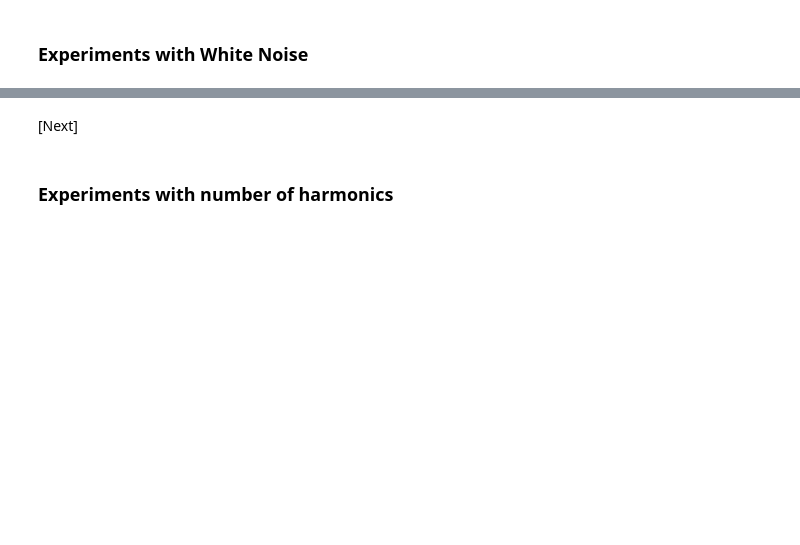
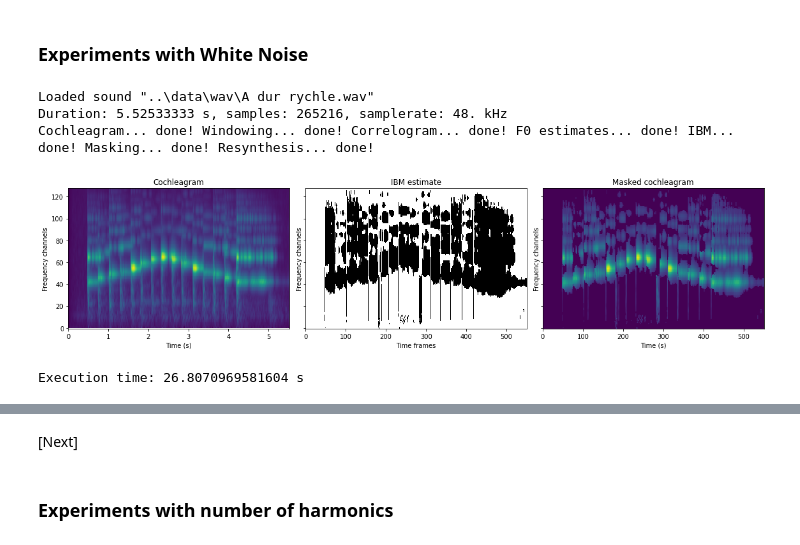
Before and after one commit to salveron/bachelors_thesis, a Jupyter notebook: src/experiments.ipynb, the cells around one changed output, grey strips where cells are left out. Drawn from its saved outputs; the diff is of its cells as text; code cells hidden in the pictures; blank space fills up the shorter version.

```diff
--- a/src/experiments.ipynb
+++ b/src/experiments.ipynb
@@ -18,5 +18,15 @@ Execution time: 206.91409969329834 s
 # %% [markdown]
 ### Experiments with White Noise
+# %%
+process("A dur rychle.wav", noise_level=0.0,
+        save_noised=True, noised_file_name="A dur rychle 0,0 Noised.wav",
+        save_resynth=True, resynth_file_name="A dur rychle 0,0 Resynth.wav")
+# %% [output]
+Loaded sound "..\data\wav\A dur rychle.wav"
+Duration: 5.52533333 s, samples: 265216, samplerate: 48. kHz
+Cochleagram... done! Windowing... done! Correlogram... done! F0 estimates... done! IBM... done! Masking... done! Resynthesis... done!
+[figure, added]
+Execution time: 26.8070969581604 s
 # %%
 process("A dur rychle.wav", noise_level=0.0001,
         save_noised=True, noised_file_name="A dur rychle 0,0001 Noised.wav",
```
Also changed, not shown: parts of 13 cells of this notebook, 34 other files.
